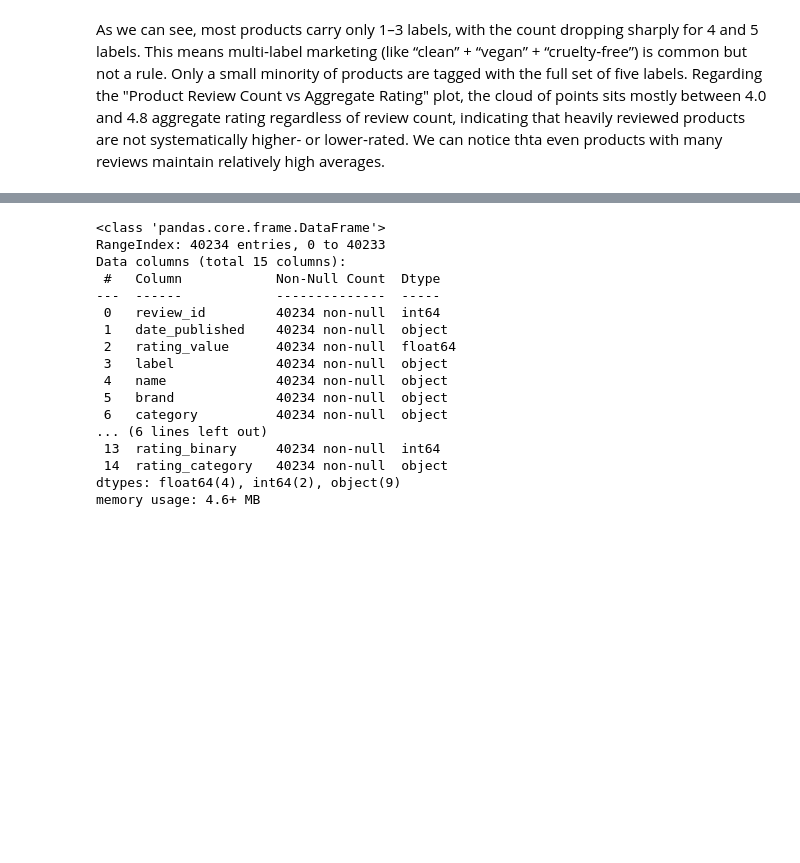
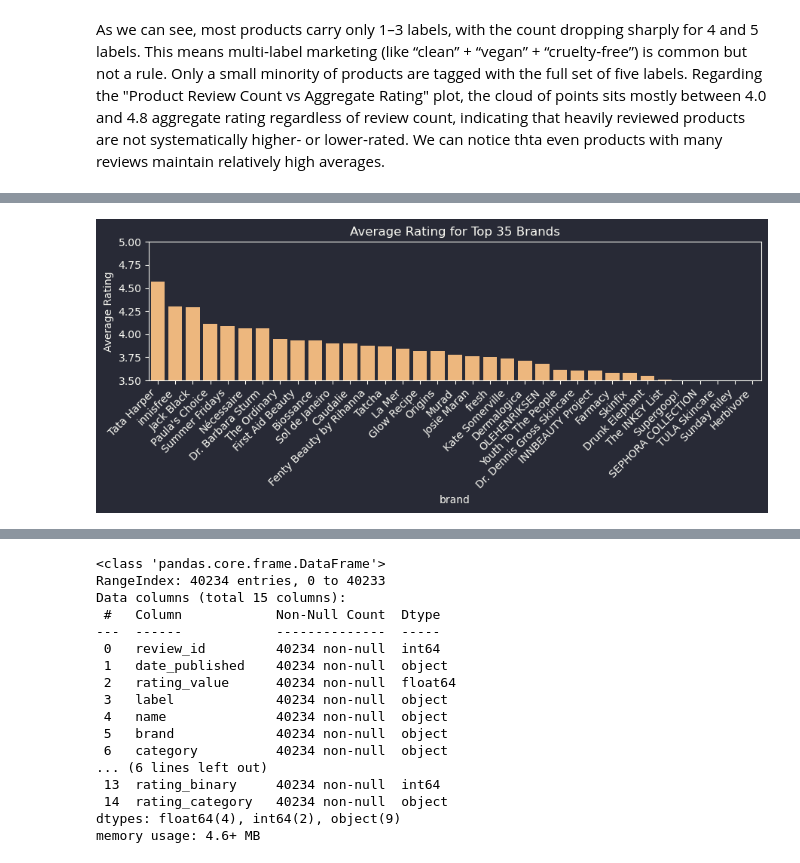
Before and after one commit to Weronikaa2001/Text-Mining-and-Social-Media-Mining-Sephora-Skincare-Reviews, a Jupyter notebook: Martyniuk_Madro_Sephora_Project.ipynb, the cells around one changed output, grey strips where cells are left out. Cells and saved outputs as stored; diff of their text form; code cells hidden in the pictures; blank space fills up the shorter version.

```diff
--- a/Martyniuk_Madro_Sephora_Project.ipynb
+++ b/Martyniuk_Madro_Sephora_Project.ipynb
@@ -705,0 +729,14 @@ As we can see, most products carry only 1–3 labels, with the count dropping sh
+# %%
+plt.figure(figsize=(9, 4))
+sns.barplot(
+    data=top_brands.sort_values('avg_rating', ascending=False),
+    x='brand', y='avg_rating', color='#ffb86c'
+)
+plt.xticks(rotation=45, ha='right')
+plt.ylabel('Average Rating')
+plt.ylim(3.5, 5.0)
+plt.title('Average Rating for Top 35 Brands')
+plt.tight_layout()
+plt.show()
+# %% [output]
+[figure, added]
```
Also changed, not shown: parts of 9 cells of this notebook.
